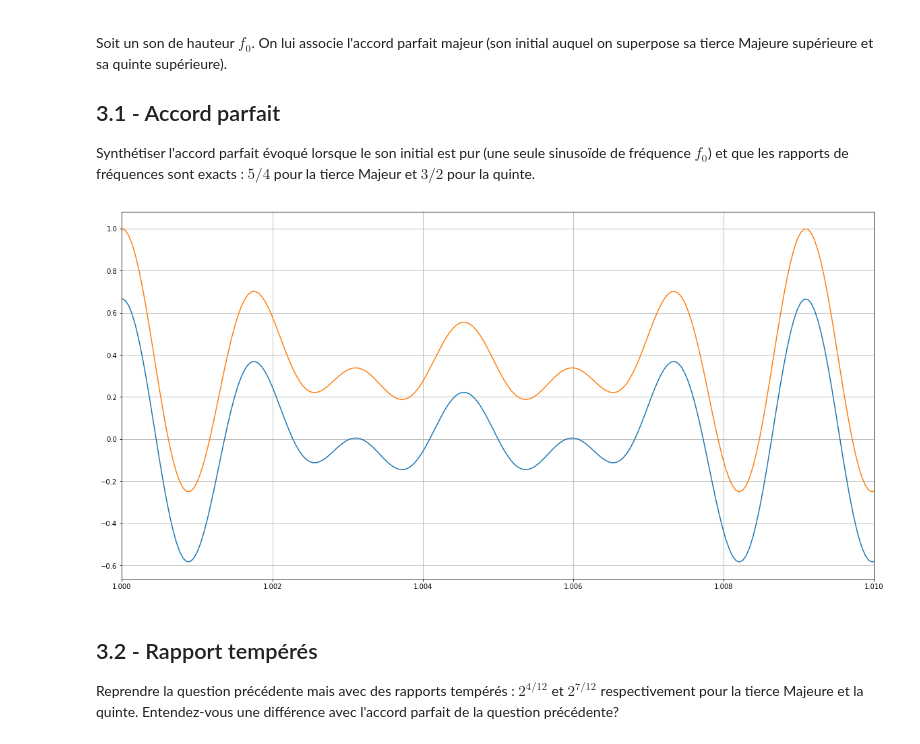
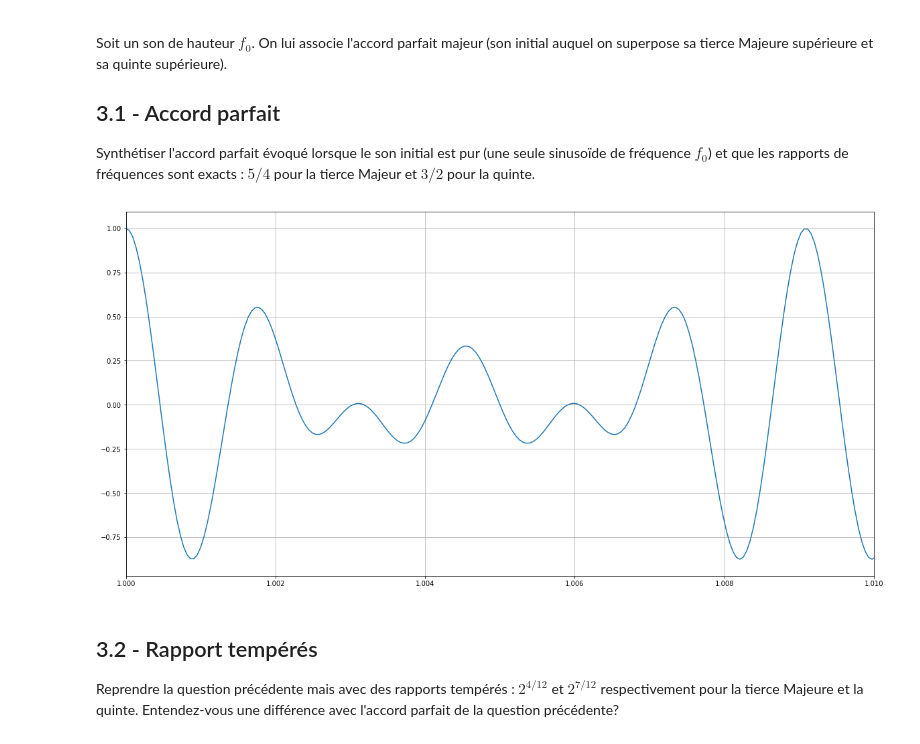
Before and after one commit to guillaume-haerinck/imac-tp-signal, a Jupyter notebook: tp-02-gain-phase/rendu-tp-02.ipynb, the cells around one changed output. Cells and saved outputs as stored; diff of their text form; code cells hidden in the pictures.

```diff
--- a/tp-02-gain-phase/rendu-tp-02.ipynb
+++ b/tp-02-gain-phase/rendu-tp-02.ipynb
@@ -435,31 +435,27 @@ def gain(N):
     return Gain
 # %%
 def sinusoide(t, f0):
-    return np.cos(2 * np.pi * f0 * t) + 1/2
+    return np.cos(2 * np.pi * f0 * t)
 
 N = 1 # Une seule harmonique
 Fs = 22050
 Ts = 1/Fs
 duration = 2
 t = np.arange(0, duration, Ts)
 Gain = np.ones(N)
 Phase = np.zeros(N)
 
-la = creer_signal_periodique(Phase, Gain, 440, t, Fs)
-laQuinte = creer_signal_periodique(Phase, Gain, 3/2 * 440, t, Fs)
-laTierce = creer_signal_periodique(Phase, Gain, 5/4 * 440, t, Fs)
-accordParfait = creer_signal(la.x + laQuinte.x + laTierce.x, Fs)
+accordParfait = creer_signal(sinusoide(t, 440) + sinusoide(t, 3/2 * 440) + sinusoide(t, 5/4 * 440), Fs)
 
 plt.figure(1, figsize = (20, 10))
-plt.plot(t, normaliser_son_mono(sinusoide(t, 440) + sinusoide(t, 3/2 * 440) + sinusoide(t, 5/4 * 440))-1/3)
 plt.plot(t, accordParfait.x)
 plt.grid()
 plt.xlim(1, 1.01)
 plt.show()
 
 enregistrer_son("signal_parfait_P3_1.wav", accordParfait, Fs)
 # %% [output]
-[figure, old version]
+[figure, new version]
 # %% [markdown]
 ## 3.2 - Rapport tempérés
 
```
Also changed, not shown: parts of 2 cells of this notebook.
